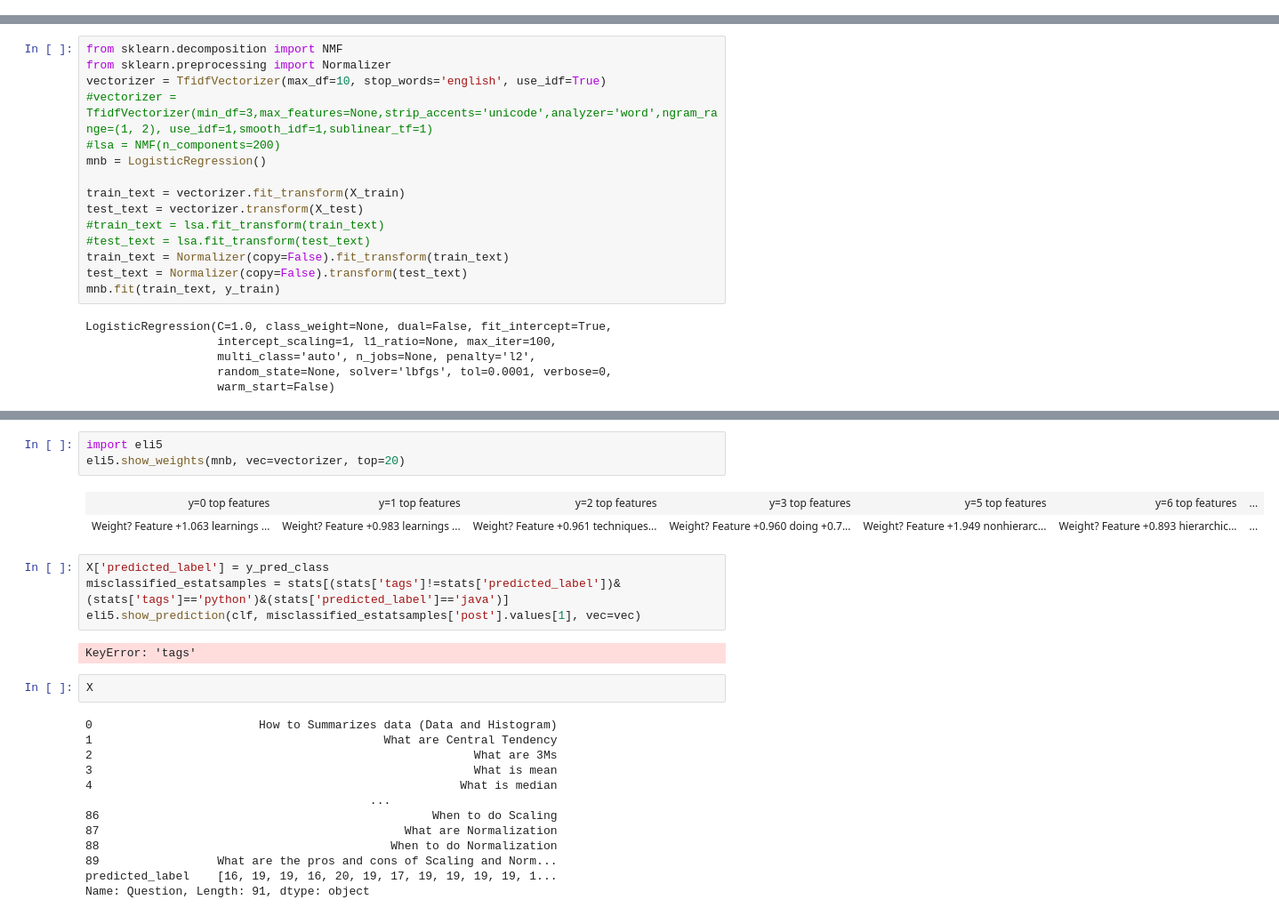
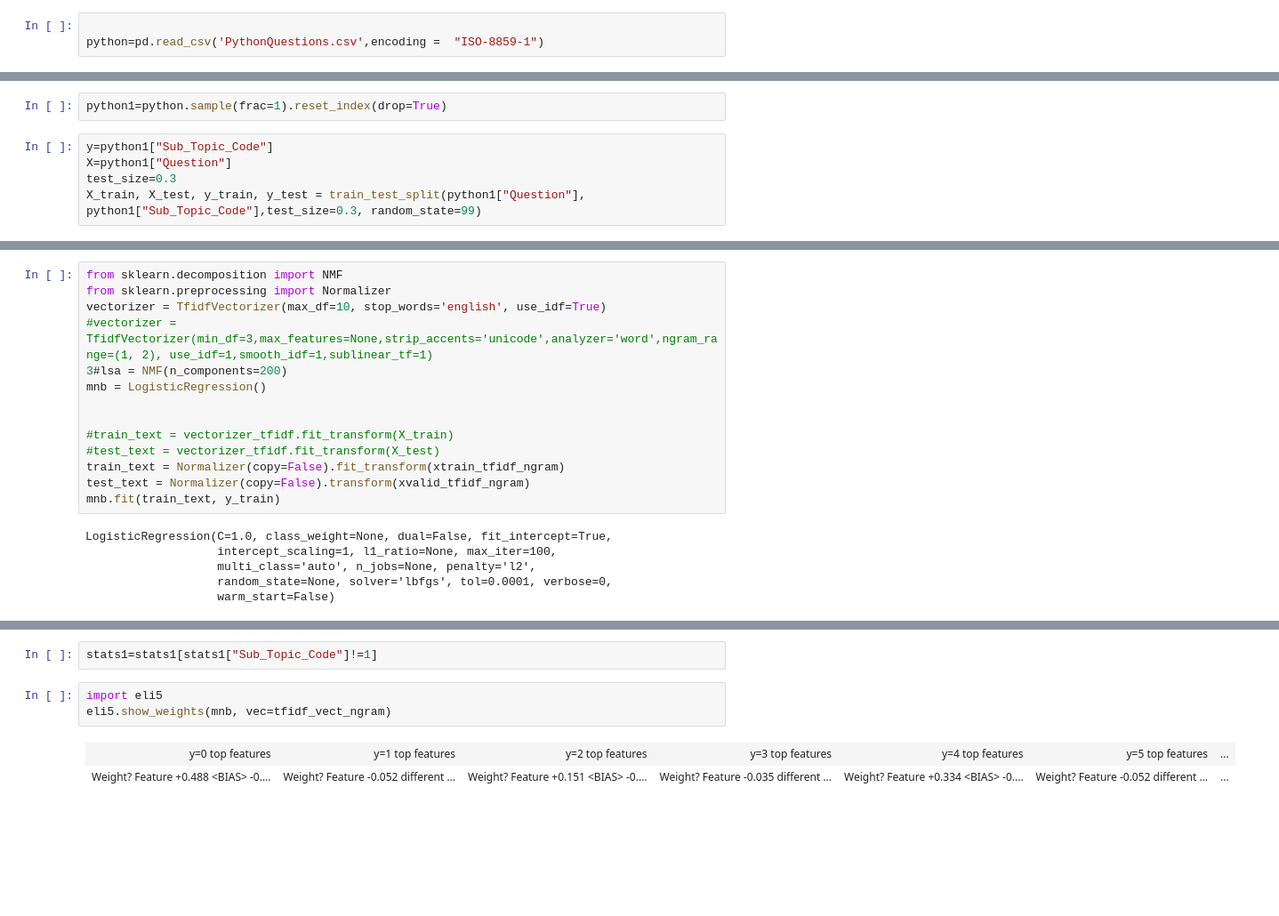
Before and after one commit to ayush1689/Mystic-Hackers-Chat-Bot, a Jupyter notebook: Hackathon_try_Yelp_help.ipynb, the cells around one changed output, grey strips where cells are left out. Shown: that part at 89% size. Saved outputs shown, nothing was run; the diff lists cells and outputs as text; blank space fills up the shorter version.

```diff
--- a/Hackathon_try_Yelp_help.ipynb
+++ b/Hackathon_try_Yelp_help.ipynb
@@ -128,0 +269,3 @@ Testing Accuracy
+# %%
+
+python=pd.read_csv('PythonQuestions.csv',encoding =  "ISO-8859-1")
@@ -128,0 +283,7 @@ Testing Accuracy
+# %%
+python1=python.sample(frac=1).reset_index(drop=True)
+# %%
+y=python1["Sub_Topic_Code"]
+X=python1["Question"]
+test_size=0.3
+X_train, X_test, y_train, y_test = train_test_split(python1["Question"], python1["Sub_Topic_Code"],test_size=0.3, random_state=99)
@@ -374,15 +500,14 @@ from sklearn.decomposition import NMF
 from sklearn.preprocessing import Normalizer
 vectorizer = TfidfVectorizer(max_df=10, stop_words='english', use_idf=True)
 #vectorizer = TfidfVectorizer(min_df=3,max_features=None,strip_accents='unicode',analyzer='word',ngram_range=(1, 2), use_idf=1,smooth_idf=1,sublinear_tf=1)
-#lsa = NMF(n_components=200)
+3#lsa = NMF(n_components=200)
 mnb = LogisticRegression()
 
-train_text = vectorizer.fit_transform(X_train)
-test_text = vectorizer.transform(X_test)
-#train_text = lsa.fit_transform(train_text)
-#test_text = lsa.fit_transform(test_text)
-train_text = Normalizer(copy=False).fit_transform(train_text)
-test_text = Normalizer(copy=False).transform(test_text)
+
+#train_text = vectorizer_tfidf.fit_transform(X_train)
+#test_text = vectorizer_tfidf.fit_transform(X_test)
+train_text = Normalizer(copy=False).fit_transform(xtrain_tfidf_ngram)
+test_text = Normalizer(copy=False).transform(xvalid_tfidf_ngram)
 mnb.fit(train_text, y_train)
 # %% [output]
 LogisticRegression(C=1.0, class_weight=None, dual=False, fit_intercept=True,
@@ -430,27 +569,8 @@ TfidfVectorizer(analyzer='word', binary=False, decode_error='strict',
+# %%
+stats1=stats1[stats1["Sub_Topic_Code"]!=1]
 # %%
 import eli5
-eli5.show_weights(mnb, vec=vectorizer, top=20)
+eli5.show_weights(mnb, vec=tfidf_vect_ngram)
 # %% [output]
-| y=0 top features | y=1 top features | y=2 top features | y=3 top features | y=5 top features | y=6 top features | ... |
-| Weight? Feature +1.063 learnings ... | Weight? Feature +0.983 learnings ... | Weight? Feature +0.961 techniques... | Weight? Feature +0.960 doing +0.7... | Weight? Feature +1.949 nonhierarc... | Weight? Feature +0.893 hierarchic... | ... |
+| y=0 top features | y=1 top features | y=2 top features | y=3 top features | y=4 top features | y=5 top features | ... |
+| Weight? Feature +0.488 <BIAS> -0.... | Weight? Feature -0.052 different ... | Weight? Feature +0.151 <BIAS> -0.... | Weight? Feature -0.035 different ... | Weight? Feature +0.334 <BIAS> -0.... | Weight? Feature -0.052 different ... | ... |
-# %%
-X['predicted_label'] = y_pred_class
-misclassified_estatsamples = stats[(stats['tags']!=stats['predicted_label'])&(stats['tags']=='python')&(stats['predicted_label']=='java')]
-eli5.show_prediction(clf, misclassified_estatsamples['post'].values[1], vec=vec)
-# %% [output]
-KeyError: 'tags'
-# %%
-X
-# %% [output]
-0                        How to Summarizes data (Data and Histogram)
-1                                          What are Central Tendency
-2                                                       What are 3Ms
-3                                                       What is mean
-4                                                     What is median
-                                         ...
-86                                                When to do Scaling
-87                                            What are Normalization
-88                                          When to do Normalization
-89                 What are the pros and cons of Scaling and Norm...
-predicted_label    [16, 19, 19, 16, 20, 19, 17, 19, 19, 19, 19, 1...
-Name: Question, Length: 91, dtype: object
```
Also changed, not shown: parts of 58 cells of this notebook.
